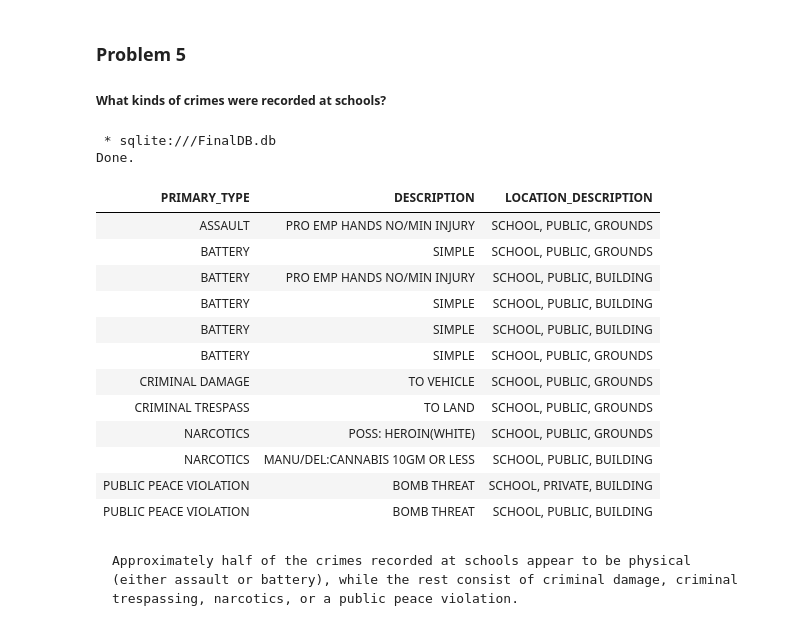
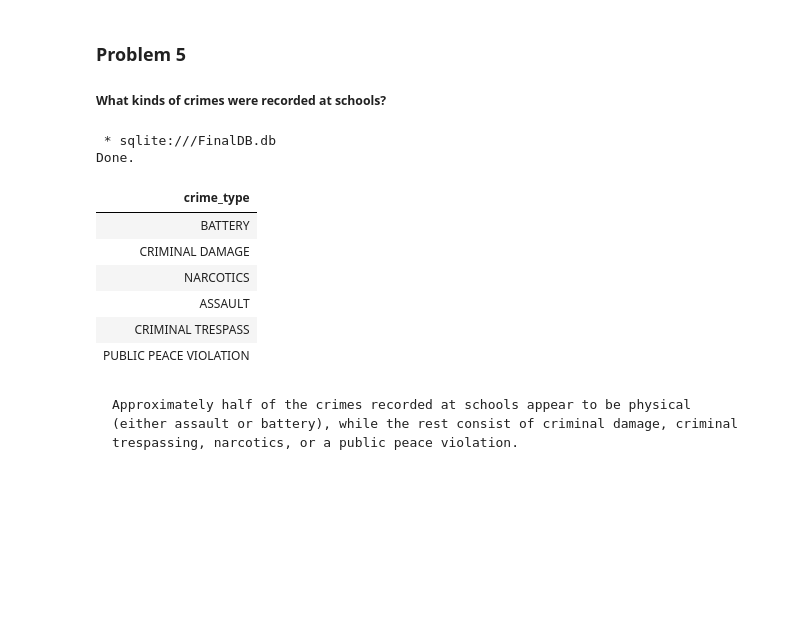
Before and after one commit to ethanbenavides/Databases-and-SQL-for-Data-Science-with-Python, a Jupyter notebook: Peer Assignment Final.ipynb, the cells around one changed output. Saved outputs shown, nothing was run; the diff lists cells and outputs as text; code cells hidden in the pictures; blank space fills up the shorter version.

```diff
--- a/Peer Assignment Final.ipynb
+++ b/Peer Assignment Final.ipynb
@@ -232,28 +237,19 @@ Done.
 ##### What kinds of crimes were recorded at schools?
 # %%
 %%sql
-SELECT  primary_type
-        ,description
-        ,location_description
+SELECT  DISTINCT primary_type AS crime_type
 FROM crime_data
-WHERE location_description LIKE '%SCHOOL%'
-ORDER BY primary_type;
+WHERE location_description LIKE '%SCHOOL%';
 # %% [output]
  * sqlite:///FinalDB.db
 Done.
-| PRIMARY_TYPE | DESCRIPTION | LOCATION_DESCRIPTION |
-| ASSAULT | PRO EMP HANDS NO/MIN INJURY | SCHOOL, PUBLIC, GROUNDS |
-| BATTERY | SIMPLE | SCHOOL, PUBLIC, GROUNDS |
-| BATTERY | PRO EMP HANDS NO/MIN INJURY | SCHOOL, PUBLIC, BUILDING |
-| BATTERY | SIMPLE | SCHOOL, PUBLIC, BUILDING |
-| BATTERY | SIMPLE | SCHOOL, PUBLIC, BUILDING |
-| BATTERY | SIMPLE | SCHOOL, PUBLIC, GROUNDS |
-| CRIMINAL DAMAGE | TO VEHICLE | SCHOOL, PUBLIC, GROUNDS |
-| CRIMINAL TRESPASS | TO LAND | SCHOOL, PUBLIC, GROUNDS |
-| NARCOTICS | POSS: HEROIN(WHITE) | SCHOOL, PUBLIC, GROUNDS |
-| NARCOTICS | MANU/DEL:CANNABIS 10GM OR LESS | SCHOOL, PUBLIC, BUILDING |
-| PUBLIC PEACE VIOLATION | BOMB THREAT | SCHOOL, PRIVATE, BUILDING |
-| PUBLIC PEACE VIOLATION | BOMB THREAT | SCHOOL, PUBLIC, BUILDING |
+| crime_type |
+| BATTERY |
+| CRIMINAL DAMAGE |
+| NARCOTICS |
+| ASSAULT |
+| CRIMINAL TRESPASS |
+| PUBLIC PEACE VIOLATION |
 # %% [markdown]
     Approximately half of the crimes recorded at schools appear to be physical (either assault or battery), while the rest consist of criminal damage, criminal trespassing, narcotics, or a public peace violation.
 # %% [markdown]
```
Also changed, not shown: parts of 3 cells of this notebook.
